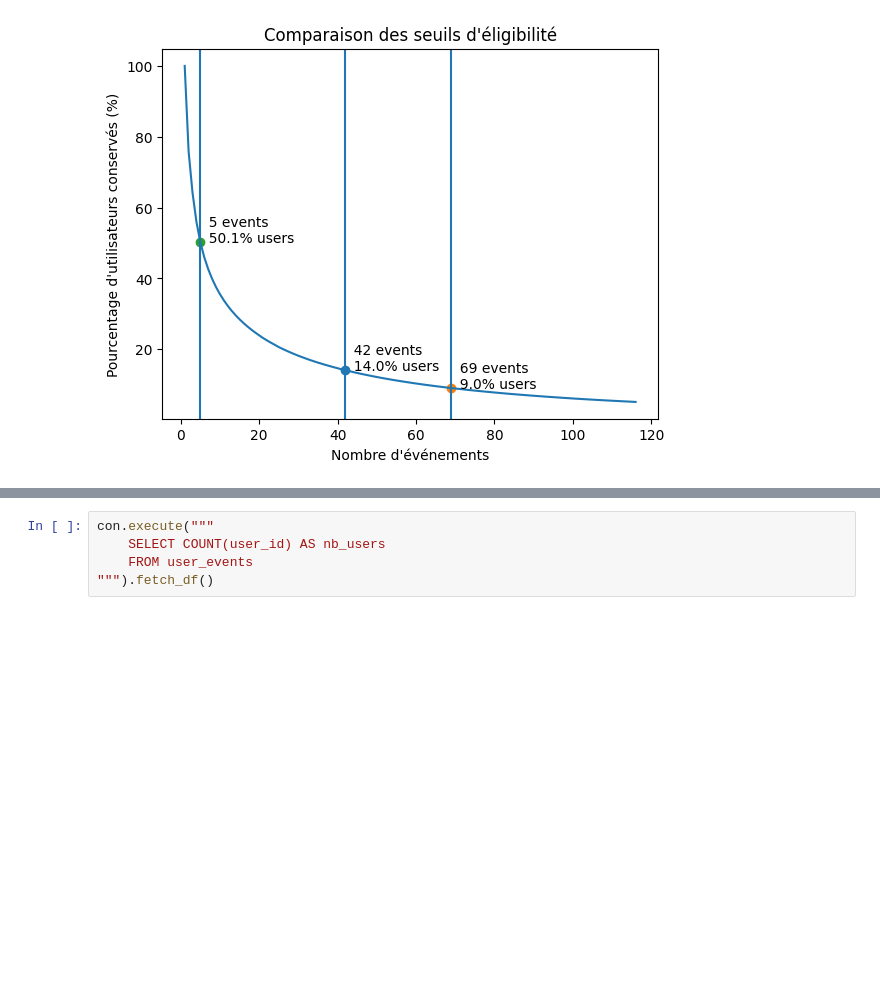
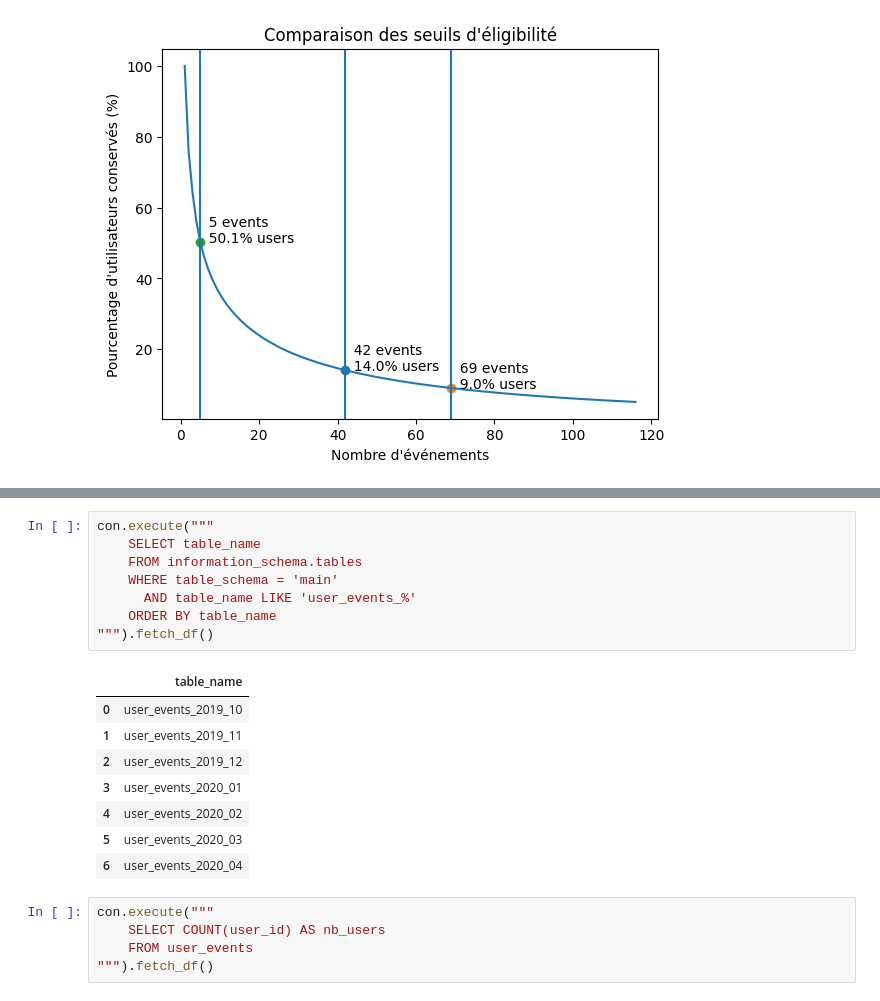
Before and after one commit to s-candido/amazing, a Jupyter notebook: etl/transform_user_events.ipynb, the cells around one changed output, grey strips where cells are left out. Cells and saved outputs as stored; diff of their text form; blank space fills up the shorter version.

Commit message:
Update get user event by month

```diff
--- a/etl/transform_user_events.ipynb
+++ b/etl/transform_user_events.ipynb
@@ -486,3 +527,20 @@ print(users_with_nan.head(10))
+# %%
+con.execute("""
+    SELECT table_name
+    FROM information_schema.tables
+    WHERE table_schema = 'main'
+      AND table_name LIKE 'user_events_%'
+    ORDER BY table_name
+""").fetch_df()
+# %% [output]
+|  | table_name |
+| 0 | user_events_2019_10 |
+| 1 | user_events_2019_11 |
+| 2 | user_events_2019_12 |
+| 3 | user_events_2020_01 |
+| 4 | user_events_2020_02 |
+| 5 | user_events_2020_03 |
+| 6 | user_events_2020_04 |
 # %%
 con.execute("""
     SELECT COUNT(user_id) AS nb_users
```
Also changed, not shown: parts of 7 cells of this notebook.
